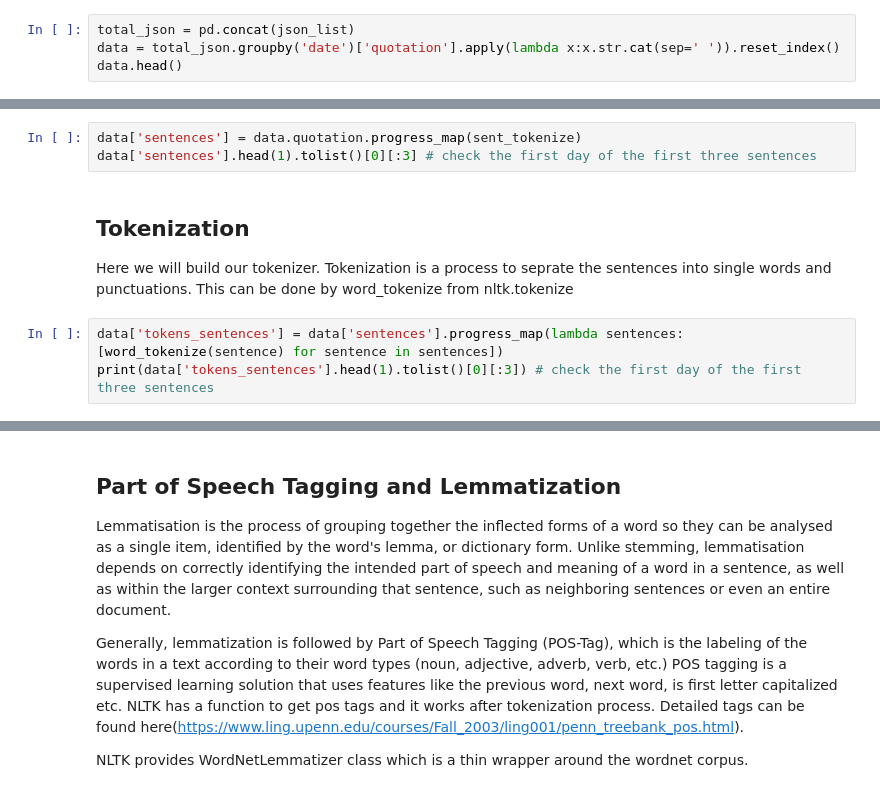
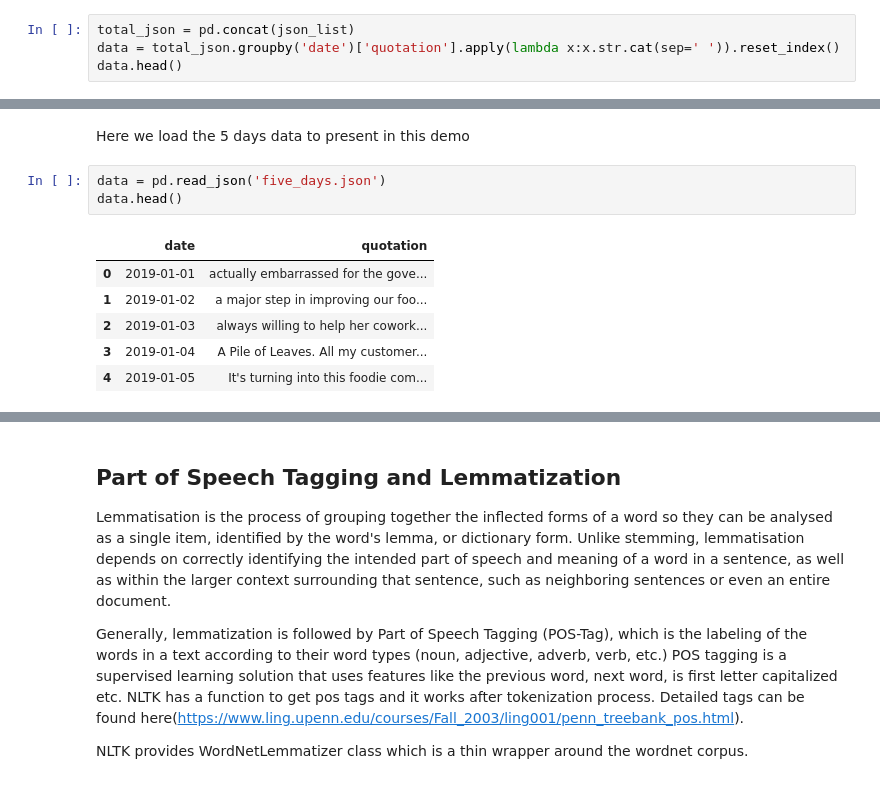
Before and after one commit to epfl-ada/ada-2021-project-skrw, a Jupyter notebook: Milestone_2.ipynb, the cells around one changed output, grey strips where cells are left out. Drawn from its saved outputs; the diff is of its cells as text.

```diff
--- a/Milestone_2.ipynb
+++ b/Milestone_2.ipynb
@@ -70,9 +81,12 @@ First data processing step is to separate the quotation to single sentences. Thi
-# %%
-data['sentences'] = data.quotation.progress_map(sent_tokenize)
-data['sentences'].head(1).tolist()[0][:3] # check the first day of the first three sentences
-# %% [markdown]
-## Tokenization
-Here we will build our tokenizer. Tokenization is a process to seprate the sentences into single words and punctuations. This can be done by word_tokenize from nltk.tokenize
-# %%
-data['tokens_sentences'] = data['sentences'].progress_map(lambda sentences: [word_tokenize(sentence) for sentence in sentences])
-print(data['tokens_sentences'].head(1).tolist()[0][:3]) # check the first day of the first three sentences
+# %% [markdown]
+Here we load the 5 days data to present in this demo
+# %%
+data = pd.read_json('five_days.json')
+data.head()
+# %% [output]
+|  | date | quotation |
+| 0 | 2019-01-01 | actually embarrassed for the gove... |
+| 1 | 2019-01-02 | a major step in improving our foo... |
+| 2 | 2019-01-03 | always willing to help her cowork... |
+| 3 | 2019-01-04 | A Pile of Leaves. All my customer... |
+| 4 | 2019-01-05 | It's turning into this foodie com... |
```
Also changed, not shown: parts of 33 cells of this notebook, 4 other files.
